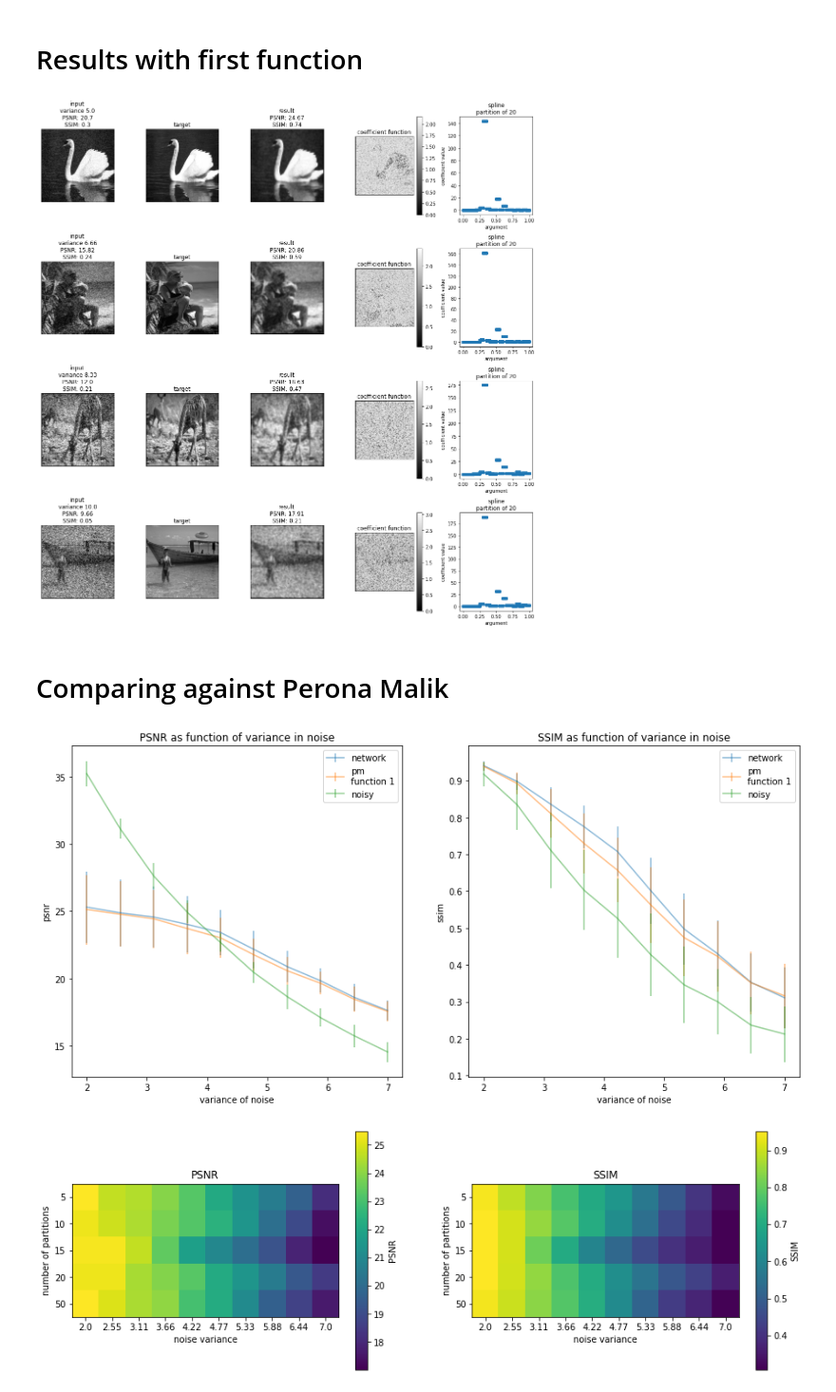
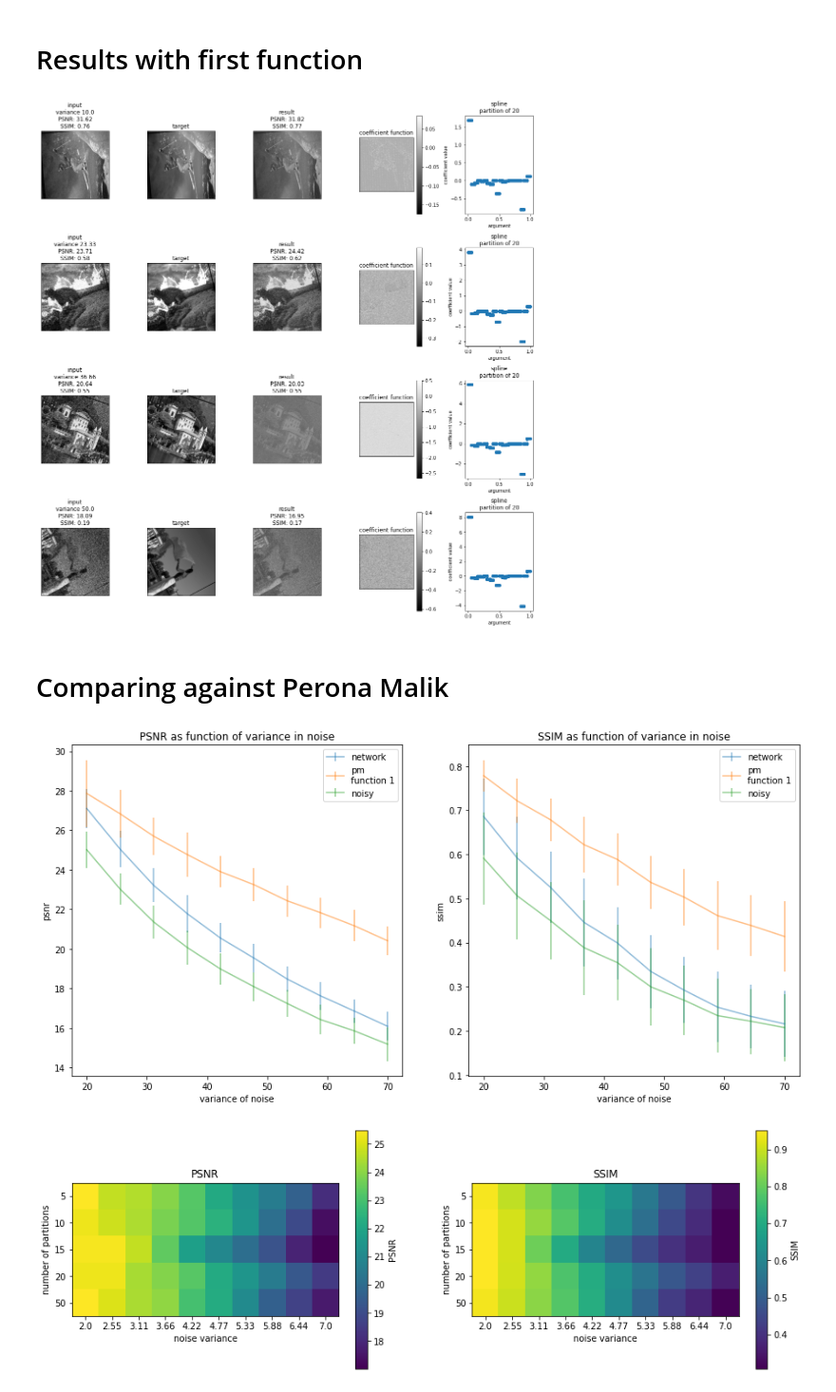
Before and after one commit to erjel/ortega_master_thesis, a Jupyter notebook: 23_jan/splines/gaussian.ipynb, the cells around one changed output. Shown at 95% size. Saved outputs shown, nothing was run; the diff lists cells and outputs as text; code cells hidden in the pictures.

Commit message:
making splines continuous

```diff
--- a/23_jan/splines/gaussian.ipynb
+++ b/23_jan/splines/gaussian.ipynb
@@ -45,7 +42,7 @@ tf.get_logger().setLevel(logging.ERROR)
 # %% [markdown]
 ## Data augmentation
 # %%
-gen_batch_train,gen_batch_val = get_generators(typ,var1_d=1,var1_u=7,CROP1=CROP,BATCH_SIZE=50)
+gen_batch_train,gen_batch_val = get_generators(typ,var1_d=20,var1_u=60,CROP1=CROP,BATCH_SIZE=50)
 # %%
 xs, ys = next(gen_batch_val.as_numpy_iterator())
 # %%
@@ -75,12 +72,12 @@ def loss(y_true,y_pred):
 # %%
 typ = "gaussian"
-gen_batch_train,gen_batch_val = get_generators(typ,var1_d=1,var1_u=7,CROP1=CROP,BATCH_SIZE=50)
+gen_batch_train,gen_batch_val = get_generators(typ,var1_d=1,var1_u=7,CROP1=CROP,BATCH_SIZE=32)
 
 order = 1
 for num_classes in [5,10,15,20,50]:
     print('num_classes: ',num_classes)
-    model = get_model("splines",it_lim=1,image_size=image_size,num_classes = num_classes,order=order)
-    model.compile(optimizer=tf.keras.optimizers.Adam(1e-3),
+    model = get_model("splines",it_lim=4,image_size=image_size,num_classes = num_classes,order=order)
+    model.compile(optimizer=tf.keras.optimizers.Adam(1e-4),
             loss=loss,)
     #model.load_weights(f"./checkpoints/splines_{typ}_{num_classes}")
 
@@ -95,7 +92,7 @@ for num_classes in [5,10,15,20,50]:
     history = model.fit(
         gen_batch_train,
         epochs=50,
-        steps_per_epoch=10,
+        steps_per_epoch=25,
         validation_data=gen_batch_val,
         validation_steps=5,
         shuffle=False,
@@ -146,10 +161,10 @@ plt.show()
 # %%
 order = 1
 num_classes = 20
-model = get_model("splines",it_lim=10,image_size=image_size,num_classes = num_classes,order=order)
+model = get_model("splines",it_lim=1,image_size=image_size,num_classes = num_classes,order=order)
 model.load_weights(f"./checkpoints/splines_{typ}_{num_classes}")
 
-w = np.linspace(5,10,4)
+w = np.linspace(10,50,4)
 fig,axs = plt.subplots(ncols = 5,nrows = int(np.ceil(len(w))),figsize=(15,4*len(w)))
 for i,m in enumerate(w):
 
@@ -167,9 +182,9 @@ for i,m in enumerate(w):
     ssim = tf.image.ssim(ims[1][_],clean,1).numpy()
     clean = np.squeeze(clean)
     inputs = tf.keras.Input(shape=image_size + (1,))
-    get_lambdas = tf.keras.models.Model(model.input,model.get_layer('coeff_spline_0').output)
+    get_lambdas = tf.keras.models.Model(model.input,model.get_layer('coeff_spline').output)
     spline = np.squeeze(get_lambdas(ims[0])[_])
-    visualization = tf.keras.models.Model(model.input,model.get_layer('coeff_x_0').output)
+    visualization = tf.keras.models.Model(model.input,model.get_layer('gS_0').output)
     vis = np.squeeze(visualization(ims[0])[_])
 
 
@@ -198,34 +213,34 @@ for i,m in enumerate(w):
     im = axs[i,3].imshow(vis,cmap='gray')
     axs[i,3].set_title('coefficient function')
     plt.colorbar(im,ax=axs[i,3])
     axs[i,3].set_xticks([])
     axs[i,3].set_xticklabels([])
     axs[i,3].set_yticks([])
     axs[i,3].set_yticklabels([])
 
     partition = np.linspace(0,1,num_classes+1)
     x,s = [],[]
 
 
     for p in range(1,len(partition)):
         xp = np.linspace(partition[p-1],partition[p],100)
         linear = spline[p-1][0]*xp + spline[p-1][1]
         s.append(np.copy(linear))
         x.append(np.copy(xp))
 
     s = np.concatenate(s)
     x = np.concatenate(x)
 
 
     axs[i,4].scatter(x,s)
     axs[i,4].set_xlabel("argument")
     axs[i,4].set_ylabel("coefficient value")
     axs[i,4].set_title(f"spline\npartition of {num_classes}")
 
 plt.tight_layout()
 plt.show()
 # %% [output]
-[figure, old version]
+[figure, new version]
 # %% [markdown]
 # Comparing against Perona Malik
 # %%
@@ -234,7 +249,7 @@ num_classes = 50
 model = get_model("splines",it_lim=1,image_size=image_size,num_classes = num_classes,order=order)
 model.load_weights(f"./checkpoints/splines_{typ}_{num_classes}")
 
-w = np.linspace(2,7,10)
+w = np.linspace(20,70,10)
 psnr_nn_1,psnr_nn_s_1 = [],[]
 ssim_nn_1,ssim_nn_s_1 = [],[]
 
@@ -260,7 +275,7 @@ for i,m in enumerate(w):
     ssim_nn_1.append(np.mean(ssim))
     ssim_nn_s_1.append(np.std(ssim))
 
-    pm = np.array([anisodiff(im,niter = 1) for im in ims[0]['input']])
+    pm = np.array([anisodiff(im,niter = 5) for im in ims[0]['input']])
     pm = np.asarray(pm,dtype='float32')
     psnr = [tf.image.psnr(pm[j],ims[1][j],1).numpy() for j in range(len(res))]
     ssim = [tf.image.ssim(pm[j],ims[1][j],1).numpy() for j in range(len(res))]
@@ -303,7 +318,7 @@ plt.title('SSIM as function of variance in noise')
 plt.legend()
 plt.show()
 # %% [output]
-[figure, old version]
+[figure, new version]
 # %%
 order = 1
 w = np.linspace(2,7,10)
```
Also changed, not shown: parts of 5 cells of this notebook, 33 other files.
